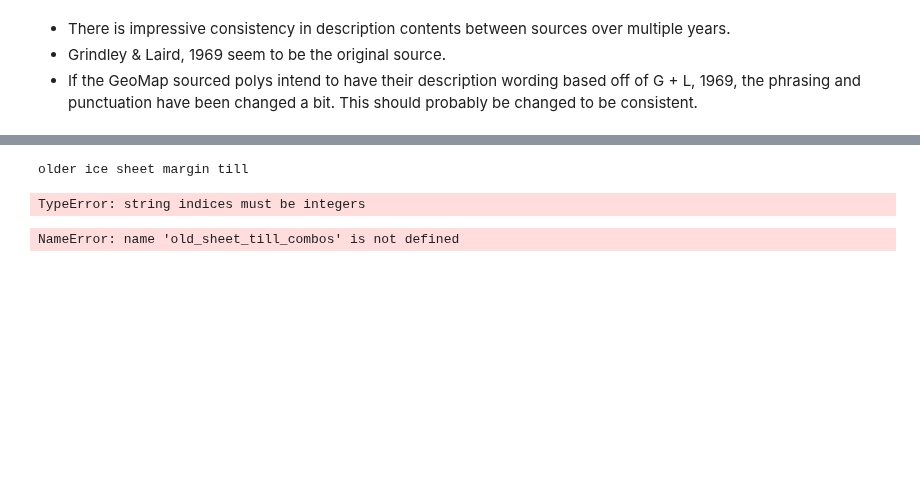
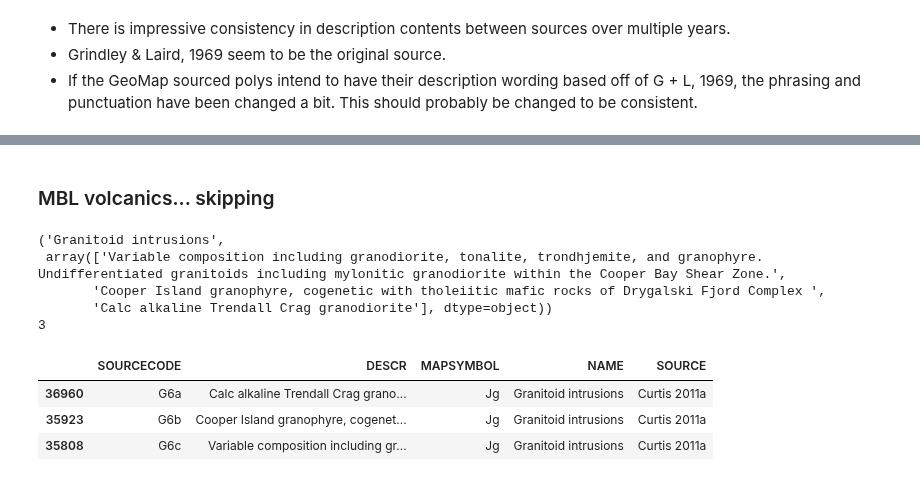
Before and after one commit to selkind/GeoMap, a Jupyter notebook: name_descr_investigation.ipynb, the cells around one changed output, grey strips where cells are left out. Saved outputs shown, nothing was run; the diff lists cells and outputs as text; code cells hidden in the pictures; blank space fills up the shorter version.

```diff
--- a/name_descr_investigation.ipynb
+++ b/name_descr_investigation.ipynb
@@ -367,21 +363,21 @@ print(len(name_descr_sets[4][1]))
 4
-# %%
-def create_src_descr_combos_by_name(name, data):
-    cols = ["SOURCECODE", "DESCR", "MAPSYMBOL", "NAME", "SOURCE"]
-    unique_cols = ["SOURCECODE", "DESCR"]
-    sort_cols = ["DESCR"]
-    mask = data["NAME"] == name
-    return data[mask][display_cols].drop_duplicates(unique_cols).sort_values(sort_cols)
-# %%
-print(name_descr_sets[4][0])
-# %% [output]
-older ice sheet margin till
-# %%
-old_sheet_till_combos = create_src_descr_combos_by_name(name_descr_sets[4][0], data)
-# old_sheet_till_src_descr_combos = data[old_sheet_till_name_mask][mbl_cols].drop_duplicates(mbl_unique_cols).sort_values("DESCR")
-# %% [output]
-TypeError: string indices must be integers
+# %% [markdown]
+### MBL volcanics... skipping
+# %%
+pp.pp(name_descr_sets[6])
+print(len(name_descr_sets[6][1]))
+# %% [output]
+('Granitoid intrusions',
+ array(['Variable composition including granodiorite, tonalite, trondhjemite, and granophyre. Undifferentiated granitoids including mylonitic granodiorite within the Cooper Bay Shear Zone.',
+       'Cooper Island granophyre, cogenetic with tholeiitic mafic rocks of Drygalski Fjord Complex ',
+       'Calc alkaline Trendall Crag granodiorite'], dtype=object))
+3
+# %%
+granitoid_intrusion_combos = create_src_descr_combos_by_name(name_descr_sets[6][0], data)
 # %%
-display(old_sheet_till_combos)
+display(granitoid_intrusion_combos)
 # %% [output]
-NameError: name 'old_sheet_till_combos' is not defined
+|  | SOURCECODE | DESCR | MAPSYMBOL | NAME | SOURCE |
+| 36960 | G6a | Calc alkaline Trendall Crag grano... | Jg | Granitoid intrusions | Curtis 2011a |
+| 35923 | G6b | Cooper Island granophyre, cogenet... | Jg | Granitoid intrusions | Curtis 2011a |
+| 35808 | G6c | Variable composition including gr... | Jg | Granitoid intrusions | Curtis 2011a |
```
Also changed, not shown: parts of 17 cells of this notebook.
